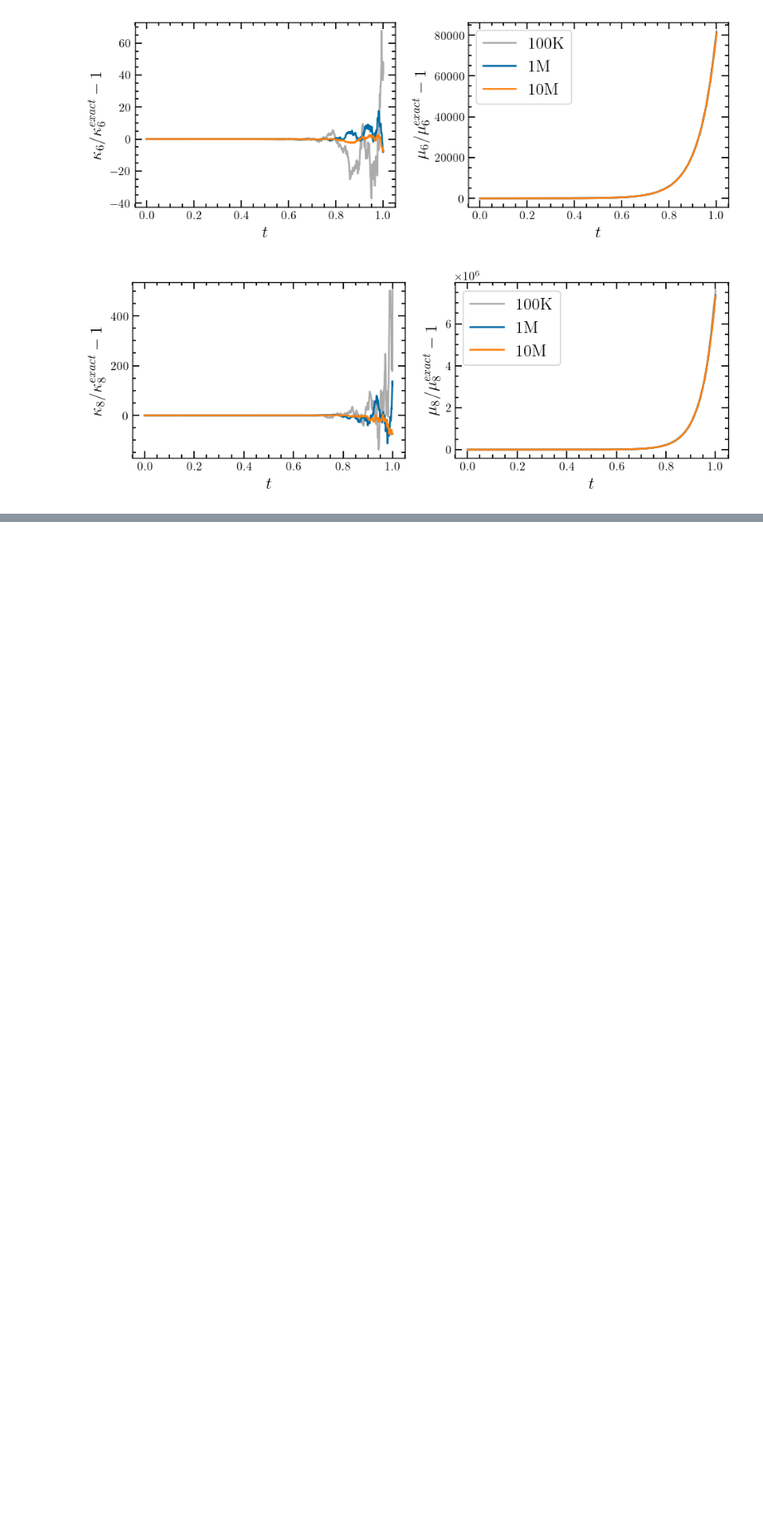
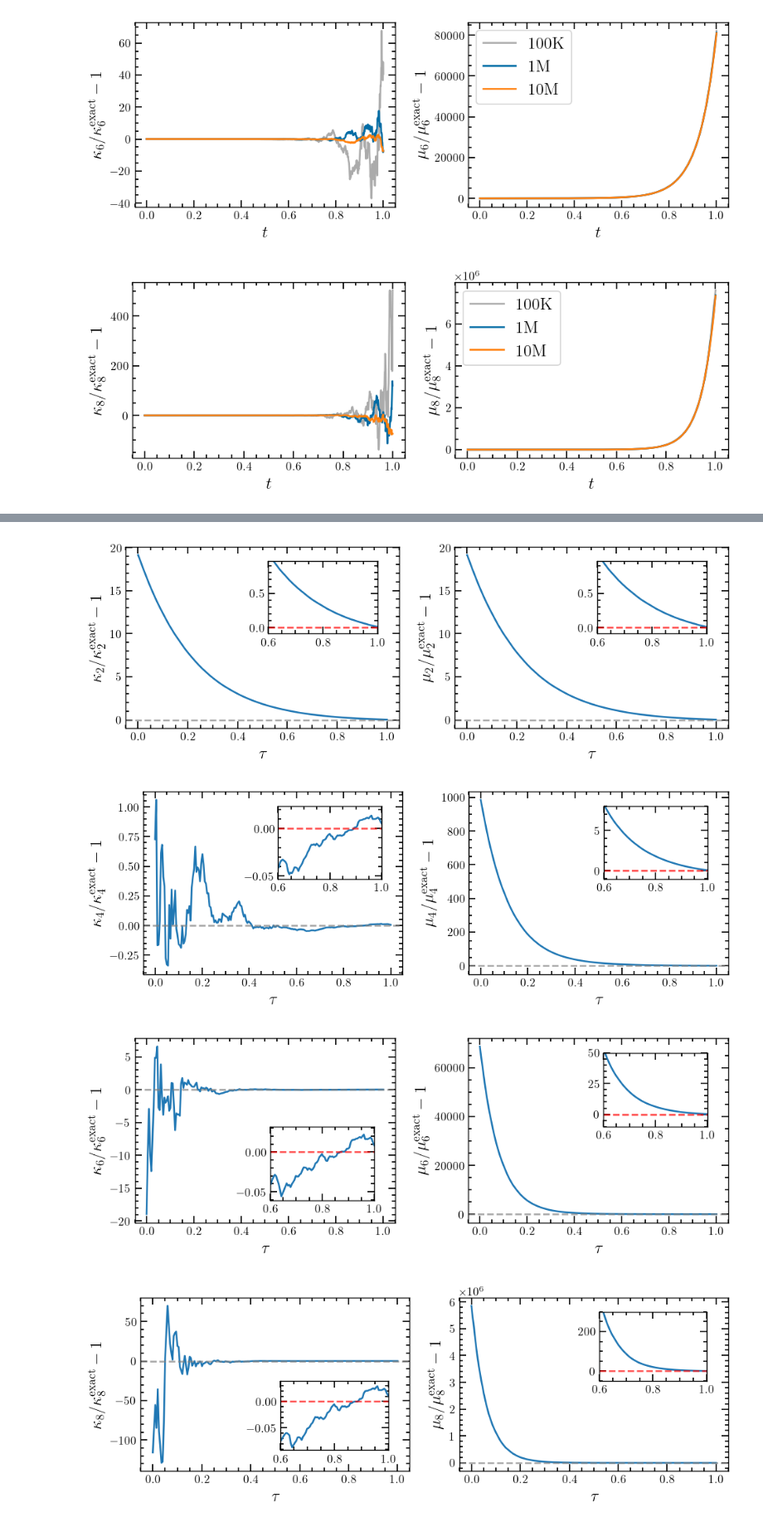
Before and after one commit to DiaaEddinH/On-learning-higher-order-cumulants-in-diffusion-models, a Jupyter notebook: bin/plots.ipynb, the cells around one changed output, grey strips where cells are left out. Shown at 83% size. Drawn from its saved outputs; the diff is of its cells as text; code cells hidden in the pictures; blank space fills up the shorter version.

```diff
--- a/bin/plots.ipynb
+++ b/bin/plots.ipynb
@@ -61,11 +66,11 @@ for j in range(4):
 	fig, ax = plt.subplots(1, 2, dpi=125, figsize=(8,3))
 	for i, (c, m) in enumerate(zip(stat_c, stat_m)):
 		ax[0].plot(t, c[j], label=size_labels[i], color=colors[i])
-		ax[0].set_ylabel(f'$\\kappa_{(j+1) * 2}/\\kappa_{(j+1) * 2}^{{exact}} - 1$')
+		ax[0].set_ylabel(f'$\\kappa_{(j+1) * 2}/\\kappa_{(j+1) * 2}^{{\\rm exact}} - 1$')
 		ax[0].set_xlabel("$t$")
 
 		ax[1].plot(t, m[j], label=size_labels[i], color=colors[i])
-		ax[1].set_ylabel(f'$\\mu_{(j+1) * 2}/\\mu_{(j+1) * 2}^{{exact}} - 1$')
+		ax[1].set_ylabel(f'$\\mu_{(j+1) * 2}/\\mu_{(j+1) * 2}^{{\\rm exact}} - 1$')
 		ax[1].set_xlabel("$t$")
 
 	plt.legend()
@@ -79,0 +171,52 @@ for j in range(4):
+# %%
+cumulants_dm_ve = np.squeeze(nth_cumulants(samples_ve[::5], max_order, axis=1))
+moments_dm_ve = np.squeeze([moment(samples_ve[::5], i, axis=1) for i in range(2, max_order+1, 2)])
+# %%
+stat_c = cumulants_dm_ve[1::2]/exact_c[:, None] - 1
+stat_m = moments_dm_ve/exact_m[:, None] - 1
+t = np.linspace(0., 1., stat_c.shape[-1])
+
+subset_mask = (t > 0.6) & (t <= 1.)
+
+
+for i, (c, m) in enumerate(zip(stat_c, stat_m)):
+	fig, ax_ = plt.subplots(1, 2, dpi=125, figsize=(8, 3))
+
+	ax_[0].plot(t, c); ax_[1].plot(t, m)
+	ax_[0].set_ylabel(f'$\\kappa_{(i+1) * 2}/\\kappa_{(i+1) * 2}^{{\\rm exact}} - 1$')
+	ax_[1].set_ylabel(f'$\\mu_{(i+1) * 2}/\\mu_{(i+1) * 2}^{{\\rm exact}} - 1$')
+
+	for ax in ax_.ravel():
+		ax.axhline(0., ls='--', alpha=0.7, c='gray')
+		ax.set_xlabel("$\\tau$")
+
+	# Adding the inset
+	y0 = [0.52, 0.52, 0.12, 0.12]
+	x0 = [0.52, 0.52, 0.52, 0.52]
+	off_low = [-0.1, -0.005, -.005, -.005]
+	off_high = [-0.1, 0.01, .01, .01]
+
+	inset_ax = ax_[0].inset_axes([x0[i], y0[i], 0.4, 0.4])  # [x0, y0, width, height] in relative coordinates
+	inset_ax.plot(t[subset_mask], c[subset_mask])
+	inset_ax.axhline(0., ls='--', alpha=0.7, c='red')
+	inset_ax.set_xlim(0.6, 1.0)
+	inset_ax.set_ylim(min(c[subset_mask]) + off_low[i], max(c[subset_mask]) + off_high[i])
+
+	# Adding the inset
+	y0 = [0.52, 0.52, 0.52, 0.52]
+	x0 = [0.52, 0.52, 0.52, 0.52]
+	off_low = [-0.1, -1, -10, -50]
+	off_high = [-0.1, 8., 50, 300]
+
+	inset_ax = ax_[1].inset_axes([x0[i], y0[i], 0.4, 0.4])  # [x0, y0, width, height] in relative coordinates
+	inset_ax.plot(t[subset_mask], m[subset_mask])
+	inset_ax.axhline(0., ls='--', alpha=0.7, c='red')
+	inset_ax.set_xlim(0.6, 1.0)
+	inset_ax.set_ylim(min(c[subset_mask]) + off_low[i], max(c[subset_mask]) + off_high[i])
+
+	plt.tight_layout()
+# %% [output]
+[figure, added]
+[figure, added]
+[figure, added]
+[figure, added]
```
Also changed, not shown: parts of 21 cells of this notebook, 4 other files.
